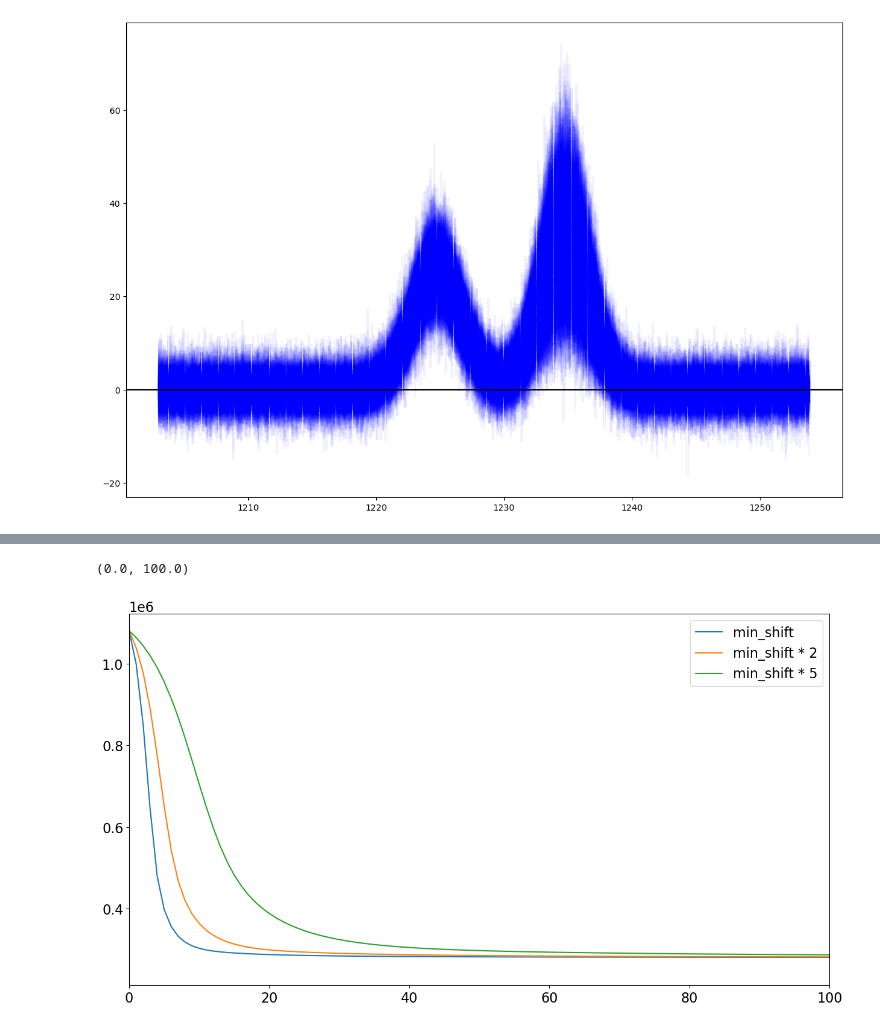
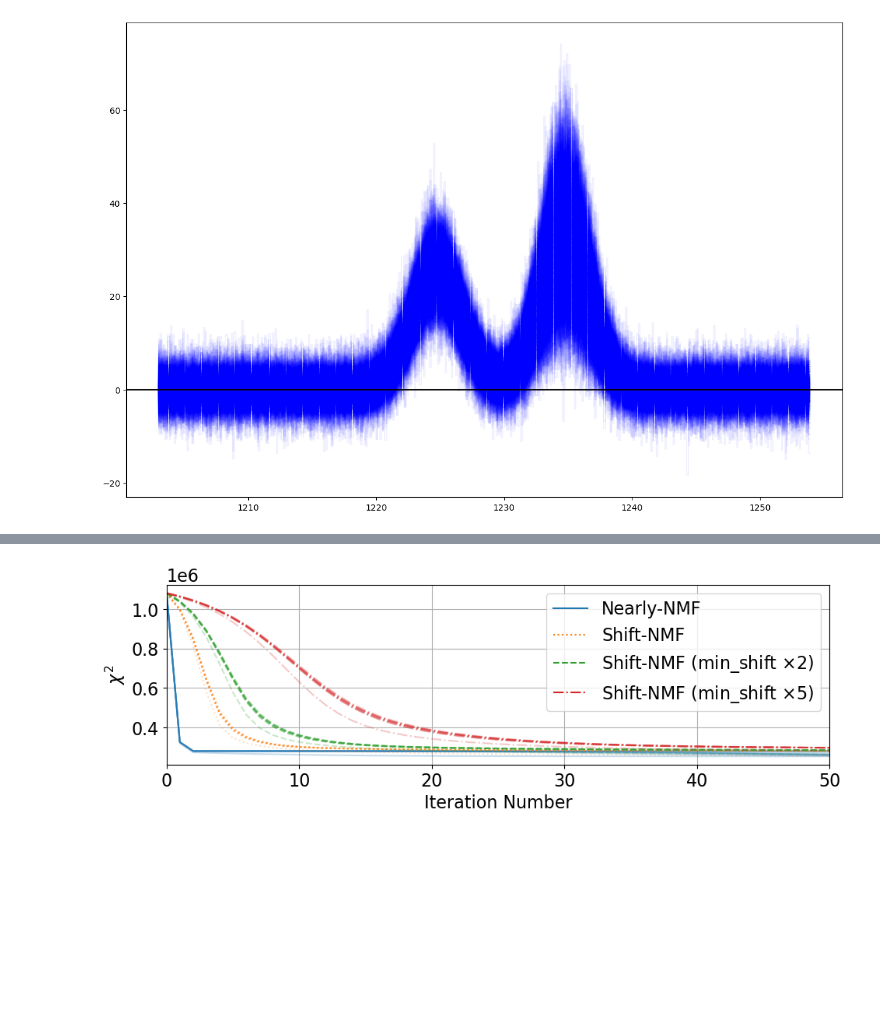
Before and after one commit to dylanagreen/nearly_nmf, a Jupyter notebook: paper/01-toy.ipynb, the cells around one changed output, grey strips where cells are left out. Saved outputs shown, nothing was run; the diff lists cells and outputs as text; code cells hidden in the pictures; blank space fills up the shorter version.

```diff
--- a/paper/01-toy.ipynb
+++ b/paper/01-toy.ipynb
@@ -173,9 +166,9 @@ plt.rcParams.update({'font.size': 16})
 recon = W_reg @ H_reg
 idx = 120
 
-fig, ax = plt.subplots(2, 1, figsize=(11, 8), layout="constrained")
+fig, ax = plt.subplots(2, 1, figsize=(11, 5), layout="constrained")
 
-ax[0].plot(X[:, idx], ".", c="k", ms=2, label="Exposure")
+ax[0].plot(X[:, idx], ".", c="k", ms=5, label="Exposure")
 ax[0].plot(data[idx], label="Ground Truth", c="b", ls="dashed", lw=2)
 ax[0].plot(recon[:, idx], label="NMF Reconstruction", c="r", lw=2)
 # ax[0].set(title="Exposure")
@@ -183,7 +176,7 @@ ax[0].plot(recon[:, idx], label="NMF Reconstruction", c="r", lw=2)
 styles = ["solid", "dotted"]
 for i in range(W_reg.shape[-1]):
     ax[1].plot(W_reg[:, i] / np.max(W_reg), ls=styles[i], c="k", label=f"NMF Template {i}")
-
+ax[1].set(ylim=(0, 1.2))
 
 xlim = (0, X.shape[-1])
 for i in range(len(ax)):
@@ -202,11 +195,11 @@ recon_nearly = W_nearly @ H_nearly
 recon_shift = W_shift @ H_shift
 idx = 120
 
-fig, ax = plt.subplots(4, 1, figsize=(10, 13), layout="constrained")
+fig, ax = plt.subplots(4, 1, figsize=(10, 8), layout="constrained")
 
 left_leg = []
 right_leg = []
-left_leg.append(ax[0].plot(X[:, idx], ".", c="k", ms=2, label="Exposure")[0])
+left_leg.append(ax[0].plot(X[:, idx], ".", c="k", ms=5, label="Exposure")[0])
 left_leg.append(ax[0].plot(data[idx], label="Ground Truth", c="b", ls="dashed", lw=2)[0])
 left_leg.append(ax[0].plot(recon[:, idx], label="NMF", c="r", lw=2)[0])
 right_leg.append(ax[0].plot(recon_nearly[:, idx], label="Shift-NMF", c="g", lw=2, ls="dotted")[0])
@@ -282,10 +294,22 @@ H_5, W_5, chi_5 = shift_nmf_arbitrary(X, V, H_start, W_start, shift=min_shift*5,
 # %%
-fig, ax = plt.subplots(figsize=(15, 8))
-plt.plot(chi_shift, label="min_shift")
-plt.plot(chi_2, label="min_shift * 2")
-plt.plot(chi_5, label="min_shift * 5")
+fig, ax = plt.subplots(figsize=(11, 3))
+plt.plot(chi_nearly.T, c="C0", alpha=0.25)
+plt.plot(chi_shift.T, c="C1", alpha=0.25, ls="dotted") # Shift-NMF
+plt.plot(chi_2x.T, c="C2", alpha=0.25, ls="dashed")
+plt.plot(chi_5x.T, c="C3", alpha=0.25, ls="dashdot")
+ylim = ax.get_ylim()
+
+plt.plot(-1, -1, c="C0", label="Nearly-NMF")
+plt.plot(-1, -1, c="C1", ls="dotted", label="Shift-NMF")
+plt.plot(-1, -1, c="C2", ls="dashed", label=r"Shift-NMF (min_shift $\times 2$)")
+plt.plot(-1, -1, c="C3", ls="dashdot", label=r"Shift-NMF (min_shift $\times 5$)")
+
+plt.grid()
 plt.legend()
-plt.xlim(0, 100)
+plt.xlabel("Iteration Number")
+plt.ylabel("$\chi^2$")
+plt.xlim(0, 50)
+plt.ylim(ylim)
+plt.savefig("plots/convergence_speed.pdf", bbox_inches="tight")
 # %% [output]
-(0.0, 100.0)
-[figure, old version]
+[figure, new version]
```
Also changed, not shown: parts of 4 cells of this notebook, 6 other files.
